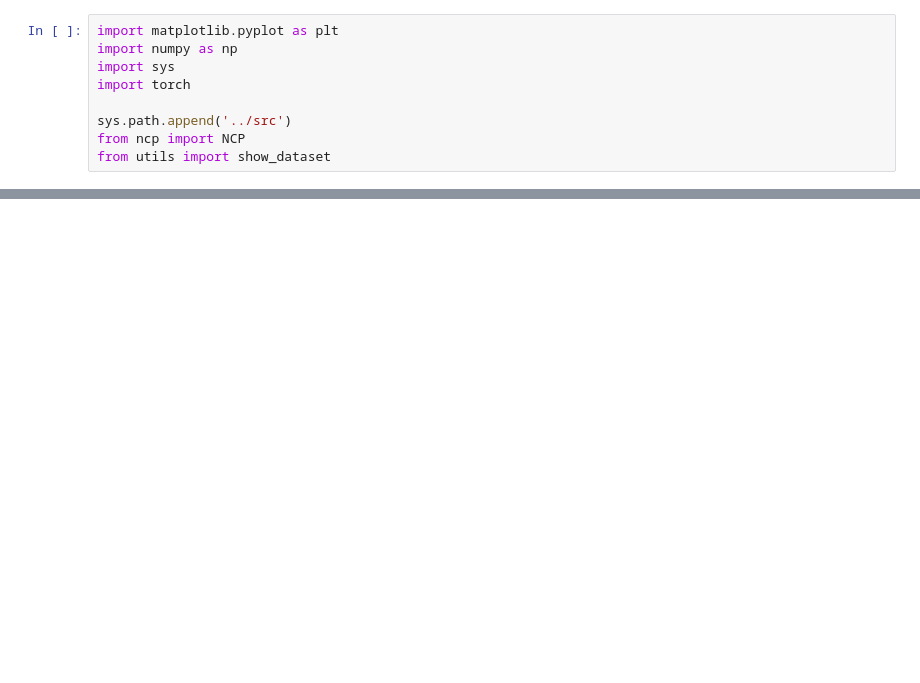
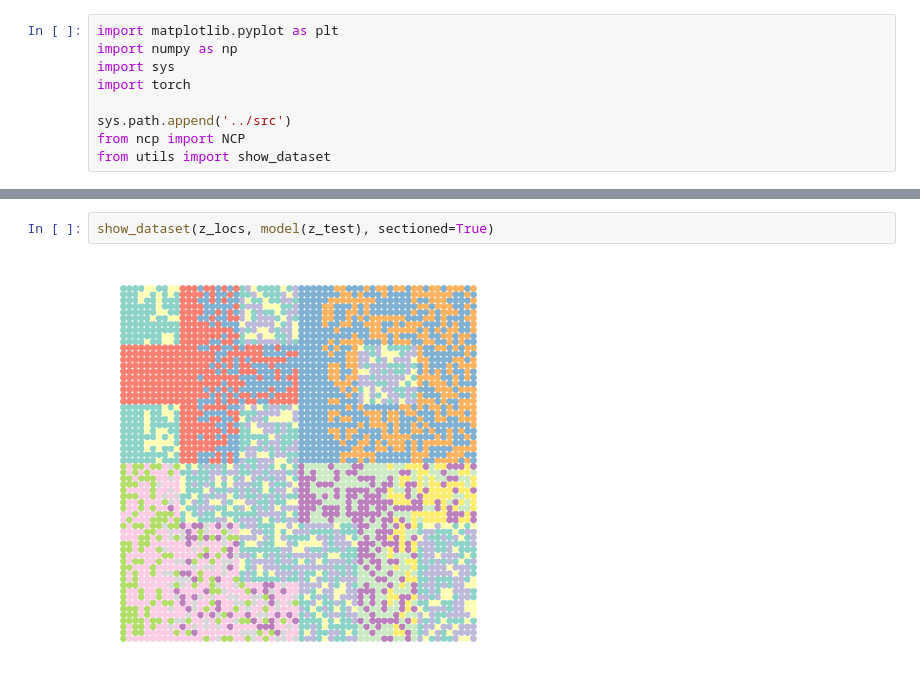
Before and after one commit to craigfouts/asterism, a Jupyter notebook: notebooks/sandbox.ipynb, the cells around one changed output, grey strips where cells are left out. Cells and saved outputs as stored; diff of their text form; blank space fills up the shorter version.

```diff
--- a/notebooks/sandbox.ipynb
+++ b/notebooks/sandbox.ipynb
@@ -114,0 +115,4 @@ plt.show()
+# %%
+show_dataset(z_locs, model(z_test), sectioned=True)
+# %% [output]
+[figure, added]
```
Also changed, not shown: parts of 24 cells of this notebook, 5 other files.
